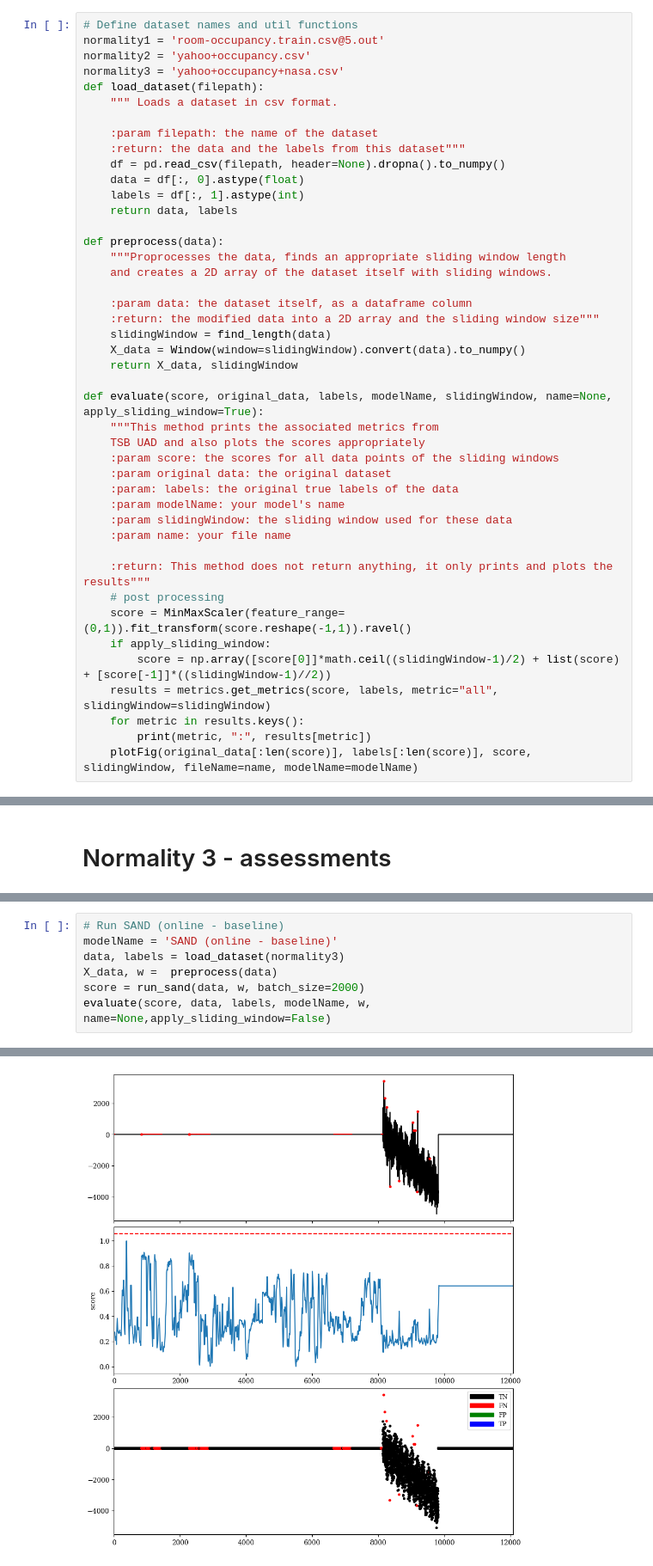
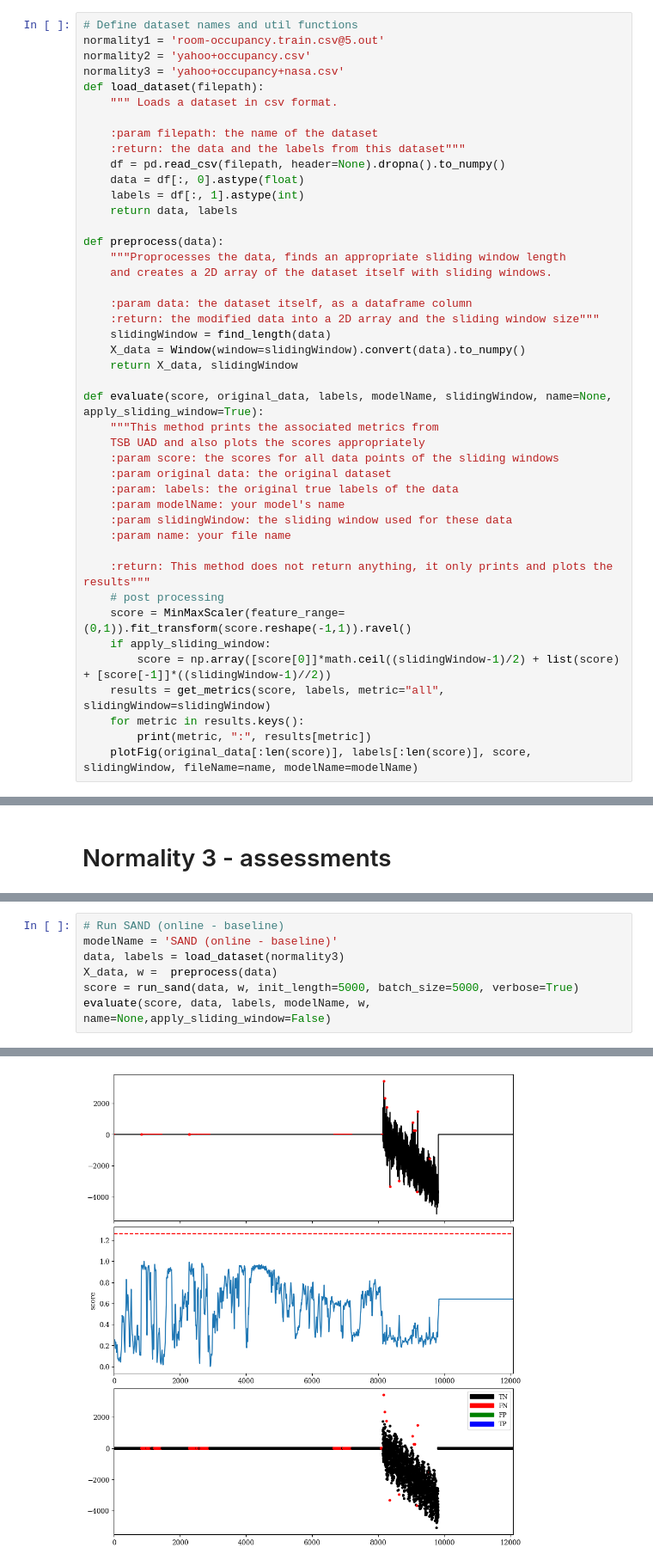
Before and after one commit to lazarosgogos/TSB-UAD, a Jupyter notebook: trees.ipynb, the cells around one changed output, grey strips where cells are left out. Shown at 86% size. Cells and saved outputs as stored; diff of their text form.

```diff
--- a/trees.ipynb
+++ b/trees.ipynb
@@ -82,7 +82,7 @@ def evaluate(score, original_data, labels, modelName, slidingWindow, name=None,
     score = MinMaxScaler(feature_range=(0,1)).fit_transform(score.reshape(-1,1)).ravel()
     if apply_sliding_window:
         score = np.array([score[0]]*math.ceil((slidingWindow-1)/2) + list(score) + [score[-1]]*((slidingWindow-1)//2))
-    results = metrics.get_metrics(score, labels, metric="all", slidingWindow=slidingWindow)
+    results = get_metrics(score, labels, metric="all", slidingWindow=slidingWindow)
     for metric in results.keys():
         print(metric, ":", results[metric])
     plotFig(original_data[:len(score)], labels[:len(score)], score, slidingWindow, fileName=name, modelName=modelName)
@@ -404,6 +404,6 @@ Affiliation_Recall : 0.3531142365097589
 modelName = 'SAND (online - baseline)'
 data, labels = load_dataset(normality3)
 X_data, w =  preprocess(data)
-score = run_sand(data, w, batch_size=2000)
+score = run_sand(data, w, init_length=5000, batch_size=5000, verbose=True)
 evaluate(score, data, labels, modelName, w, name=None,apply_sliding_window=False)
 # %% [output]
@@ -425 +426 @@ Affiliation_Recall : 0.4217060422742766
-[figure, old version]
+[figure, new version]
```
Also changed, not shown: parts of 2 cells of this notebook.
